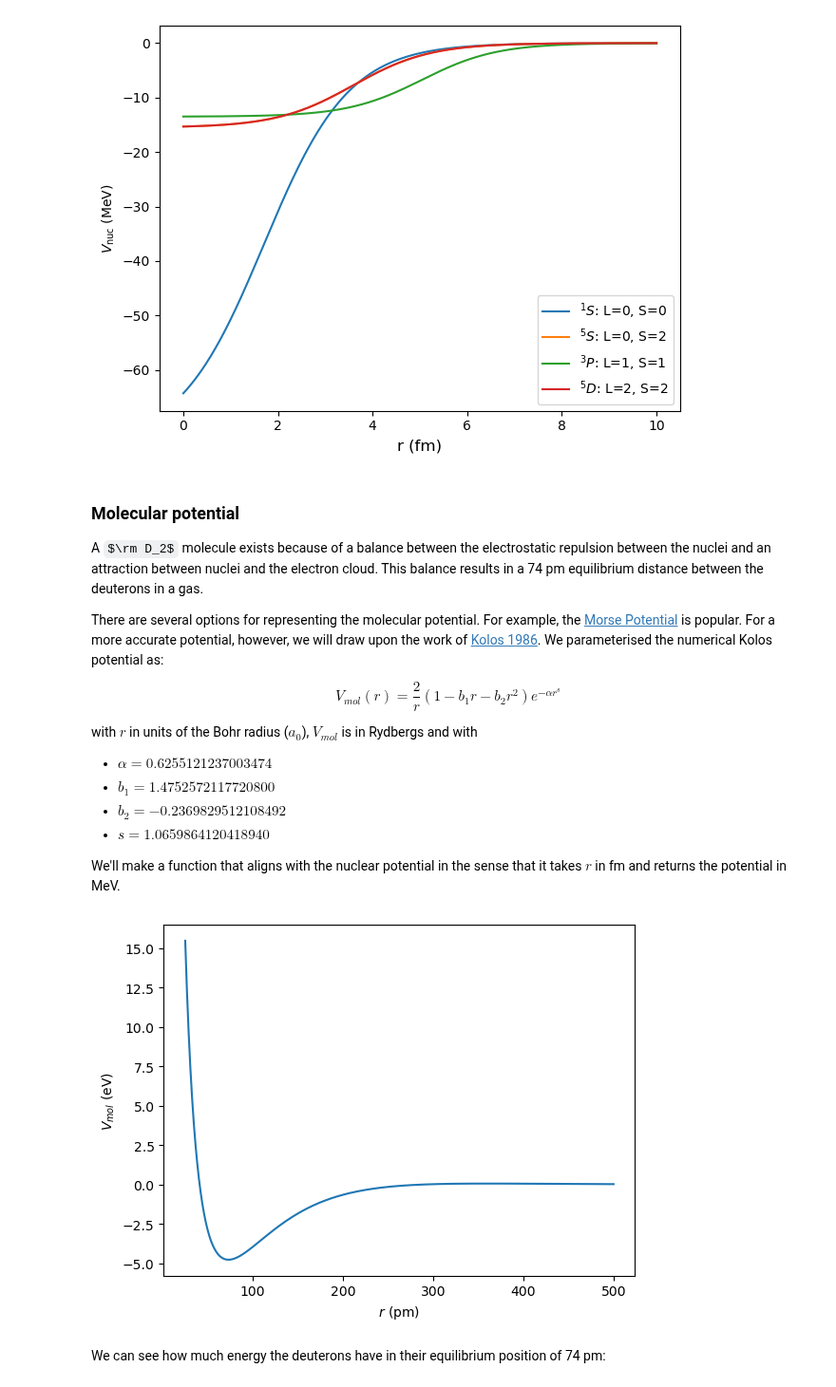
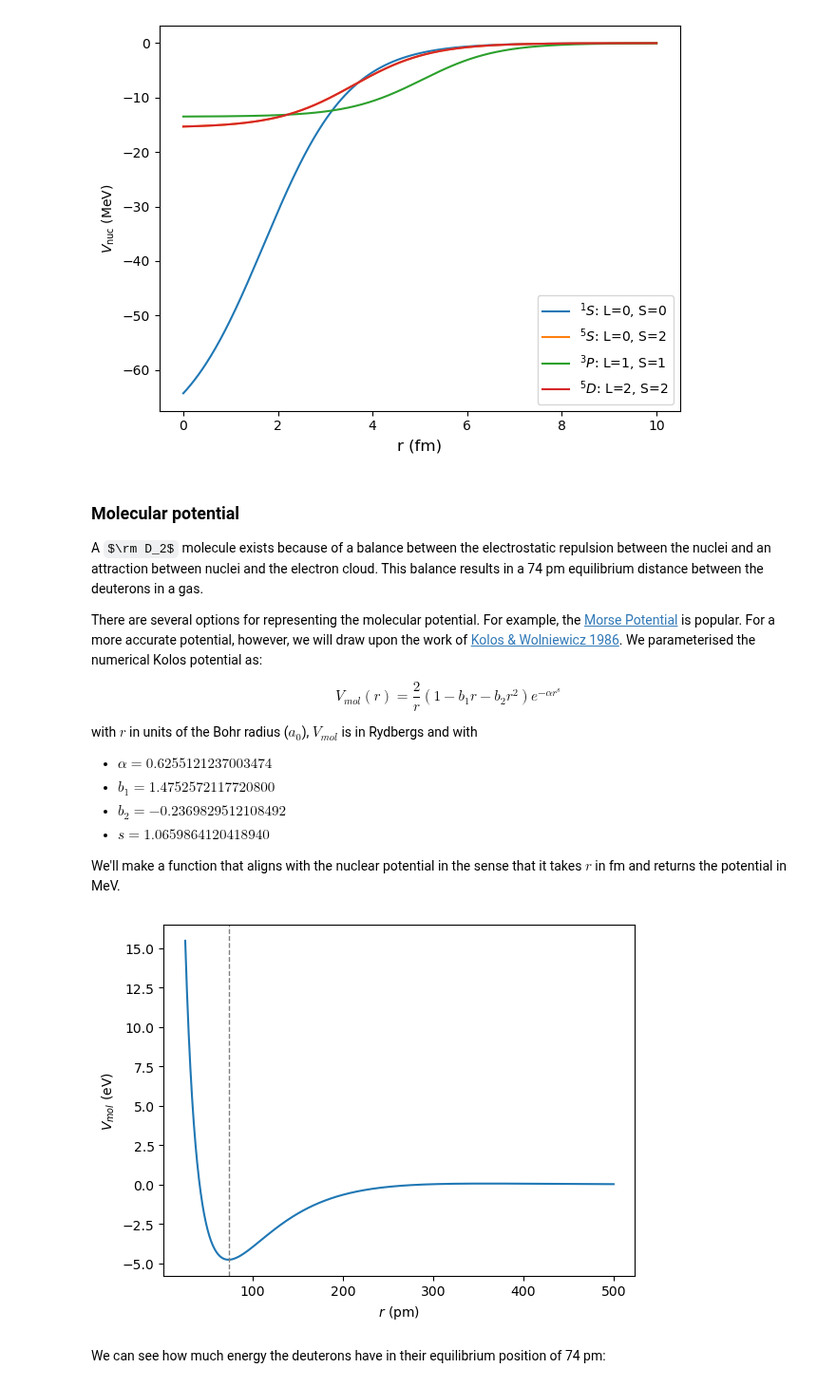
Before and after one commit to project-ida/nuclear-reactions, a Jupyter notebook: fusion-rates-gamow.ipynb, the cells around one changed output. Shown at 95% size. Drawn from its saved outputs; the diff is of its cells as text; code cells hidden in the pictures; some formulas as TeX source.

```diff
--- a/fusion-rates-gamow.ipynb
+++ b/fusion-rates-gamow.ipynb
@@ -150,7 +150,7 @@ plt.show()
 
 A $\rm D_2$ molecule exists because of a balance between the electrostatic repulsion between the nuclei and an attraction  between nuclei and the electron cloud. This balance results in a 74 pm equilibrium distance between the deuterons in a gas.
 
-There are several options for representing the molecular potential. For example, the [Morse Potential](https://en.wikipedia.org/wiki/Morse_potential) is popular. For a more accurate potential, however, we will draw upon the work of [Kolos 1986](http://dx.doi.org/10.1063/1.1669836). We parameterised the numerical Kolos potential as:
+There are several options for representing the molecular potential. For example, the [Morse Potential](https://en.wikipedia.org/wiki/Morse_potential) is popular. For a more accurate potential, however, we will draw upon the work of [Kolos & Wolniewicz 1986](http://dx.doi.org/10.1063/1.1669836). We parameterised the numerical Kolos potential as:
 
 $$V_{mol}(r) = \frac{2}{r}(1 - b_1r - b_2r^2) e^{-\alpha r^s}$$
 
@@ -174,20 +174,21 @@ def V_mol(r_fm):
 # %%
 # Range for r in pm for plotting and fm for the potential functions
 r_pm = np.linspace(25, 500, 500)
 r_fm = r_pm*1000
 
 # Calculate V_mol in MeV
 V_mol_values = V_mol(r_fm)
 
 # Plot
 plt.figure()
 plt.plot(r_pm, V_mol_values*1e6, label=r"$V_{mol}(r)$")
 plt.xlabel(r"$r$ (pm)")
 plt.ylabel(r"$V_{mol}$ (eV)")
+plt.axvline(x=74, color="grey", linestyle='--', linewidth=1)
 # plt.savefig("mol-potential-D2.png", dpi=600)
 plt.show()
 # %% [output]
-[figure, old version]
+[figure, new version]
 # %% [markdown]
 We can see how much energy the deuterons have in their equilibrium position of 74 pm:
 # %%
```
Also changed, not shown: parts of 14 cells of this notebook, 1 other file.
